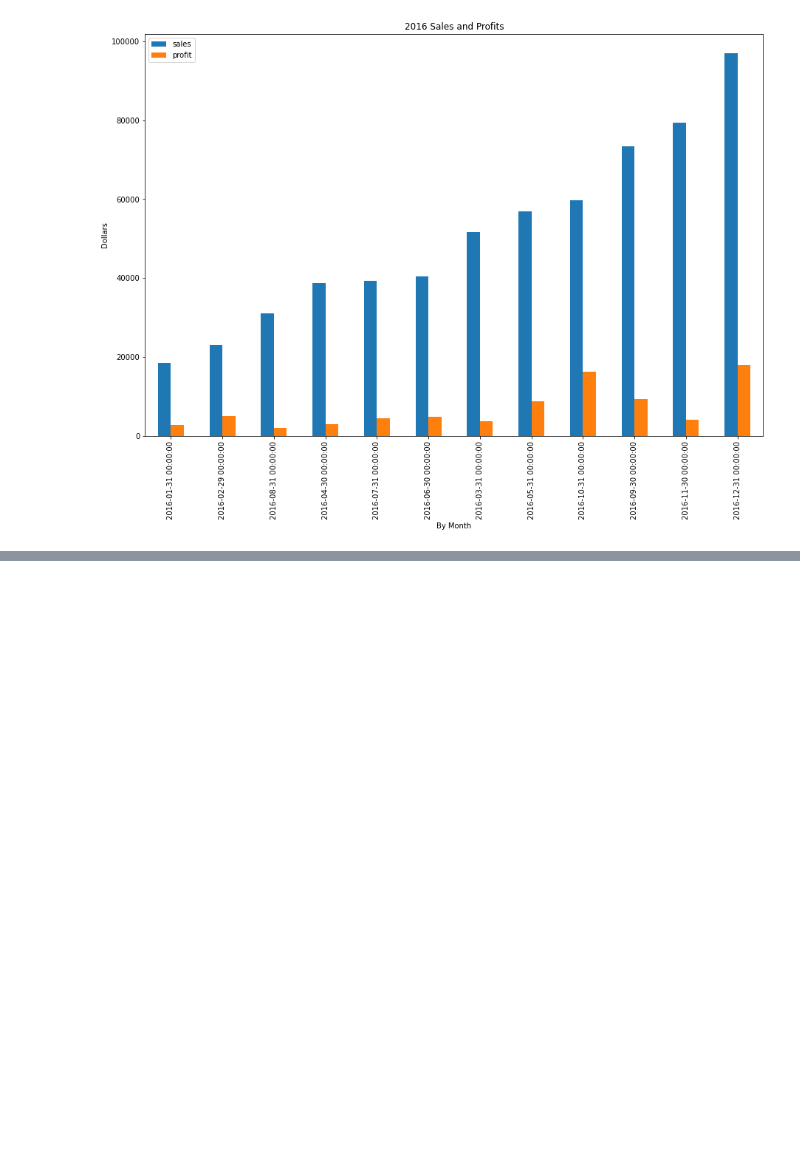
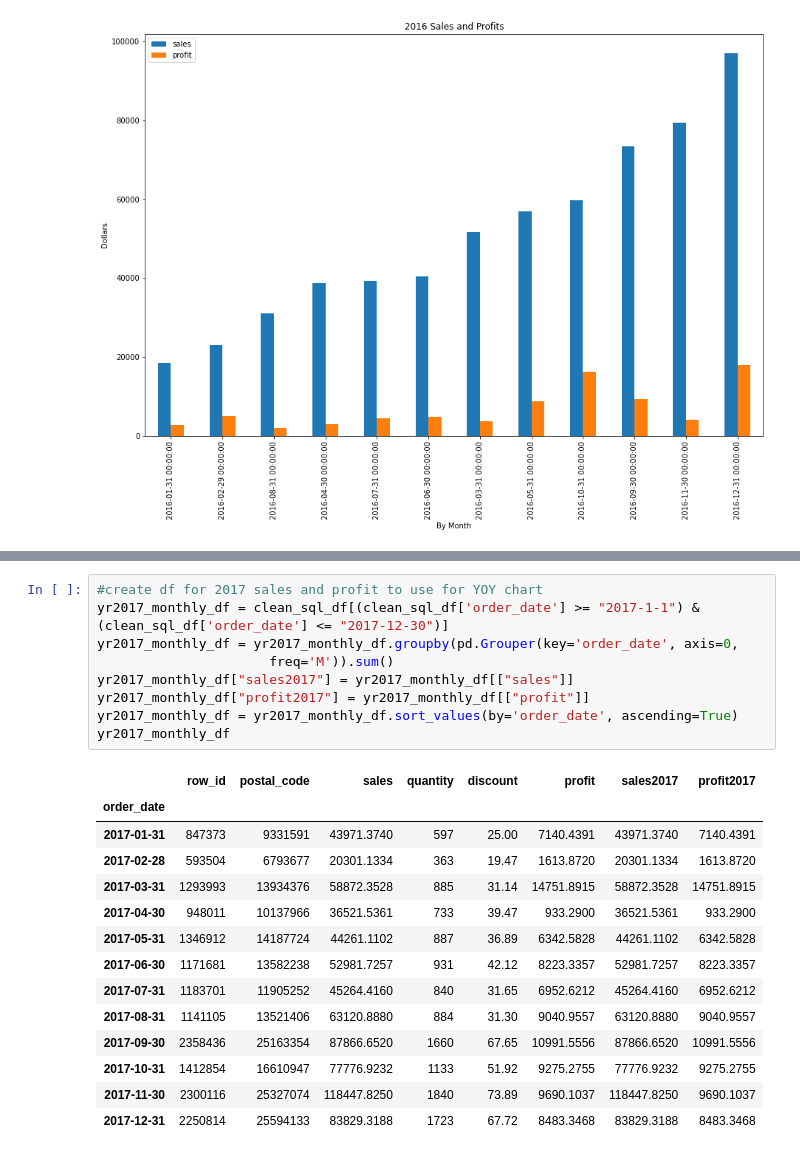
Before and after one commit to haodong191/superstore-project, a Jupyter notebook: superstore analysis with Postgres SQL connection.ipynb, the cells around one changed output, grey strips where cells are left out. Saved outputs shown, nothing was run; the diff lists cells and outputs as text; blank space fills up the shorter version.

```diff
--- a/superstore analysis with Postgres SQL connection.ipynb
+++ b/superstore analysis with Postgres SQL connection.ipynb
@@ -122,0 +206,24 @@ yr2016_df.plot(kind='bar', title='2016 Sales and Profits', ylabel='Dollars',
+# %%
+#create df for 2017 sales and profit to use for YOY chart
+yr2017_monthly_df = clean_sql_df[(clean_sql_df['order_date'] >= "2017-1-1") & (clean_sql_df['order_date'] <= "2017-12-30")]
+yr2017_monthly_df = yr2017_monthly_df.groupby(pd.Grouper(key='order_date', axis=0,
+                      freq='M')).sum()
+yr2017_monthly_df["sales2017"] = yr2017_monthly_df[["sales"]]
+yr2017_monthly_df["profit2017"] = yr2017_monthly_df[["profit"]]
+yr2017_monthly_df = yr2017_monthly_df.sort_values(by='order_date', ascending=True)
+yr2017_monthly_df
+# %% [output]
+|  | row_id | postal_code | sales | quantity | discount | profit | sales2017 | profit2017 |
+| order_date |  |  |  |  |  |  |  |  |
+| 2017-01-31 | 847373 | 9331591 | 43971.3740 | 597 | 25.00 | 7140.4391 | 43971.3740 | 7140.4391 |
+| 2017-02-28 | 593504 | 6793677 | 20301.1334 | 363 | 19.47 | 1613.8720 | 20301.1334 | 1613.8720 |
+| 2017-03-31 | 1293993 | 13934376 | 58872.3528 | 885 | 31.14 | 14751.8915 | 58872.3528 | 14751.8915 |
+| 2017-04-30 | 948011 | 10137966 | 36521.5361 | 733 | 39.47 | 933.2900 | 36521.5361 | 933.2900 |
+| 2017-05-31 | 1346912 | 14187724 | 44261.1102 | 887 | 36.89 | 6342.5828 | 44261.1102 | 6342.5828 |
+| 2017-06-30 | 1171681 | 13582238 | 52981.7257 | 931 | 42.12 | 8223.3357 | 52981.7257 | 8223.3357 |
+| 2017-07-31 | 1183701 | 11905252 | 45264.4160 | 840 | 31.65 | 6952.6212 | 45264.4160 | 6952.6212 |
+| 2017-08-31 | 1141105 | 13521406 | 63120.8880 | 884 | 31.30 | 9040.9557 | 63120.8880 | 9040.9557 |
+| 2017-09-30 | 2358436 | 25163354 | 87866.6520 | 1660 | 67.65 | 10991.5556 | 87866.6520 | 10991.5556 |
+| 2017-10-31 | 1412854 | 16610947 | 77776.9232 | 1133 | 51.92 | 9275.2755 | 77776.9232 | 9275.2755 |
+| 2017-11-30 | 2300116 | 25327074 | 118447.8250 | 1840 | 73.89 | 9690.1037 | 118447.8250 | 9690.1037 |
+| 2017-12-31 | 2250814 | 25594133 | 83829.3188 | 1723 | 67.72 | 8483.3468 | 83829.3188 | 8483.3468 |
```
Also changed, not shown: parts of 11 cells of this notebook.
